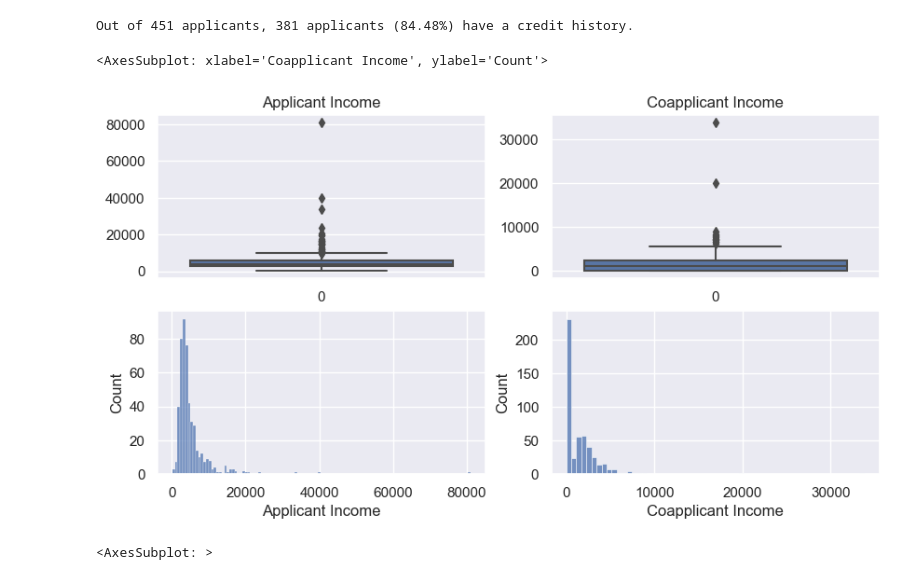
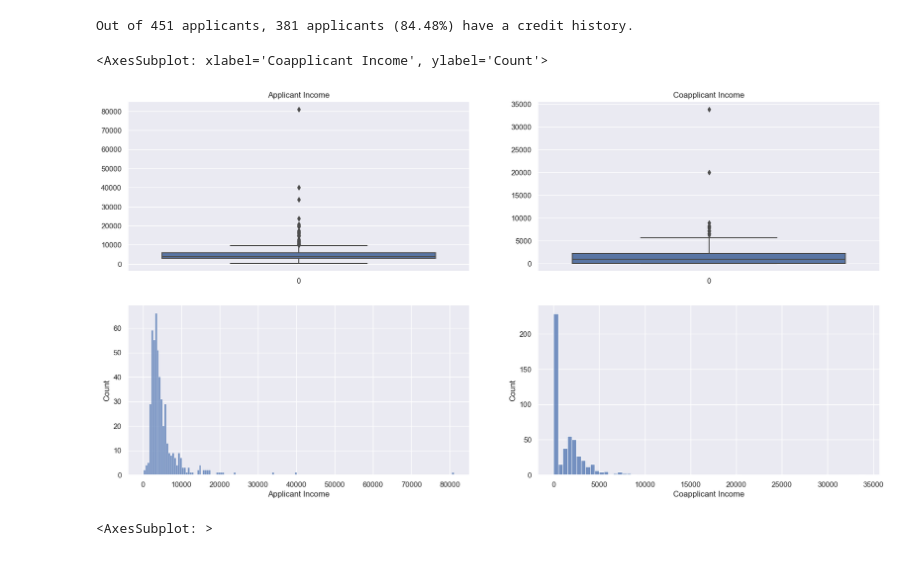
Before and after one commit to jess-moloney/mini-project-4, a Jupyter notebook: notebooks/instructions.ipynb, the cells around one changed output. Cells and saved outputs as stored; diff of their text form; code cells hidden in the pictures.

```diff
--- a/notebooks/instructions.ipynb
+++ b/notebooks/instructions.ipynb
@@ -125,0 +142,5 @@ df = df.drop(columns=["Loan Status","Loan_ID"]) # Loan_ID is just a unique value
+# %%
+# credit history is actually a categorical feature
+df['Credit History'] = df['Credit History'].astype(str)
+# %%
+df = df.replace({'Credit History':{'nan':np.nan}})
@@ -223,17 +288,17 @@ print(f'Out of {applicants} applicants, {has_CH} applicants ({percent_has_CH}%)
 # %% [output]
 Out of 451 applicants, 381 applicants (84.48%) have a credit history.
 # %%
-fig, axes = plt.subplots(2,2, sharex=False, figsize=(10,5))
+fig, axes = plt.subplots(2,2, sharex=False, figsize=(20,10))
 
 sns.boxplot(ax=axes[0][0], data=df_train['Applicant Income'])
 axes[0][0].set_title('Applicant Income')
 sns.boxplot(ax=axes[0][1], data=df_train['Coapplicant Income'])
 axes[0][1].set_title(f'Coapplicant Income')
-sns.histplot(ax=axes[1][0], data=df_train['Applicant Income'])
-sns.histplot(ax=axes[1][1], data=df_train['Coapplicant Income'])
+sns.histplot(ax=axes[1][0], data=df_train['Applicant Income'], binwidth=500)
+sns.histplot(ax=axes[1][1], data=df_train['Coapplicant Income'], binwidth=500)
 # %% [output]
 <AxesSubplot: xlabel='Coapplicant Income', ylabel='Count'>
-[figure, old version]
+[figure, new version]
 # %%
 sns.boxplot(data=df_train[['Applicant Income','Coapplicant Income']], orient='h')
 # %% [output]
```
Also changed, not shown: parts of 115 cells of this notebook, 6 other files.
